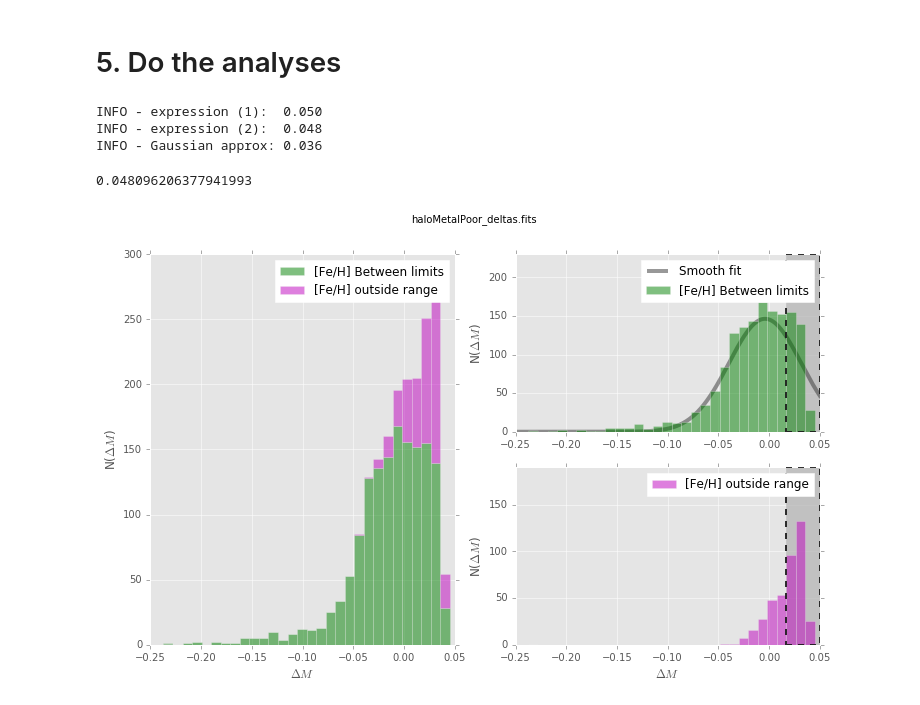
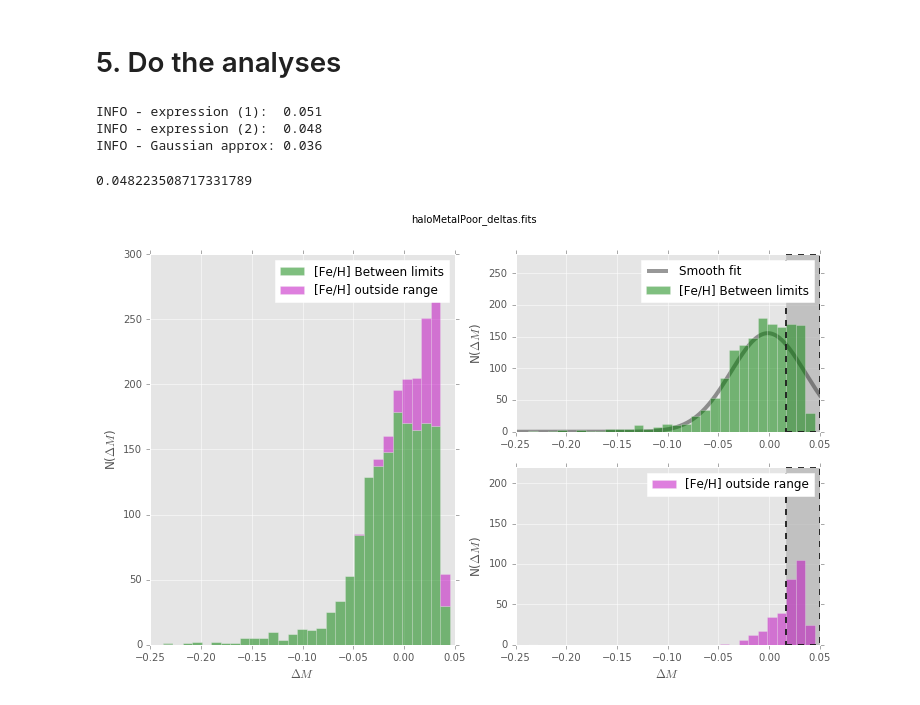
Before and after one commit to willclarkson/bastiTest, a Jupyter notebook: notebooks/2017-09-09_mitigateDeltaWrap.ipynb, the cells around one changed output. Drawn from its saved outputs; the diff is of its cells as text; code cells hidden in the pictures.

Commit message:
New notebook: mitigating boundary-wrap

```diff
--- a/notebooks/2017-09-09_mitigateDeltaWrap.ipynb
+++ b/notebooks/2017-09-09_mitigateDeltaWrap.ipynb
@@ -78,7 +78,7 @@ def f_gauss1d(x, mean, sigma, norm):
 def findVarianceSymm(tDeltas, limitColumn='fehSel', valuColumn='deltaMag', \
                     nBins=30, nBinsFit=25, isoSet='ss', \
                     printDispersions=True, \
-                    limitValues = {'ss':[-2.6, 0.40], 'al':[-2.67, 0.05]}, \
+                    limitValues = {'ss':[-2.27, 0.40], 'al':[-2.67, 0.05]}, \
                     showFigure=False, \
                     alphaAvoid = 0.7, \
                     showExclude=True, \
@@ -192,7 +192,7 @@ def findVarianceSymm(tDeltas, limitColumn='fehSel', valuColumn='deltaMag', \
                 yRang2 = np.copy(thisAx.get_ylim())
 
                 # ensure there's room for the legend (not sure why this isn't working)
-                yRang2[-1] += 50
+                yRang2[-1] += 100
 
                 # the limits depend on which direction we're going.
                 polY2 = np.array([yRang2[0], yRang2[0], yRang2[1], yRang2[1], yRang2[0]])
@@ -227,7 +227,7 @@ def findVarianceSymm(tDeltas, limitColumn='fehSel', valuColumn='deltaMag', \
 
     return np.sqrt(varHalf)
 # %%
-def wrapGetVar(filDeltas='testMetRich_deltas.fits'):
+def wrapGetVar(filDeltas='testMetRich_deltas.fits', isoSet='ss'):
 
     """Convenient one-liner to do the analysis"""
 
@@ -238,7 +238,7 @@ def wrapGetVar(filDeltas='testMetRich_deltas.fits'):
         return
 
     tDeltas = Table.read(pathDeltas)
-    stdHalf = findVarianceSymm(tDeltas, isoSet='ss', showFigure=True, \
+    stdHalf = findVarianceSymm(tDeltas, isoSet=isoSet, showFigure=True, \
                               sTitle=filDeltas)
 
     return stdHalf
@@ -250,13 +250,13 @@ filDeltas = 'testMetRich_deltas.fits'
 # try the halo metal-poor
 filDeltas = 'haloMetalPoor_deltas.fits'
 # %%
-wrapGetVar(filDeltas)
+wrapGetVar(filDeltas, isoSet='al')
 # %% [output]
-INFO - expression (1):  0.050
+INFO - expression (1):  0.051
 INFO - expression (2):  0.048
 INFO - Gaussian approx: 0.036
-0.048096206377941993
+0.048223508717331789
-[figure, old version]
+[figure, new version]
 # %%
 # try our revised method
 #tDeltas = Table()
```
